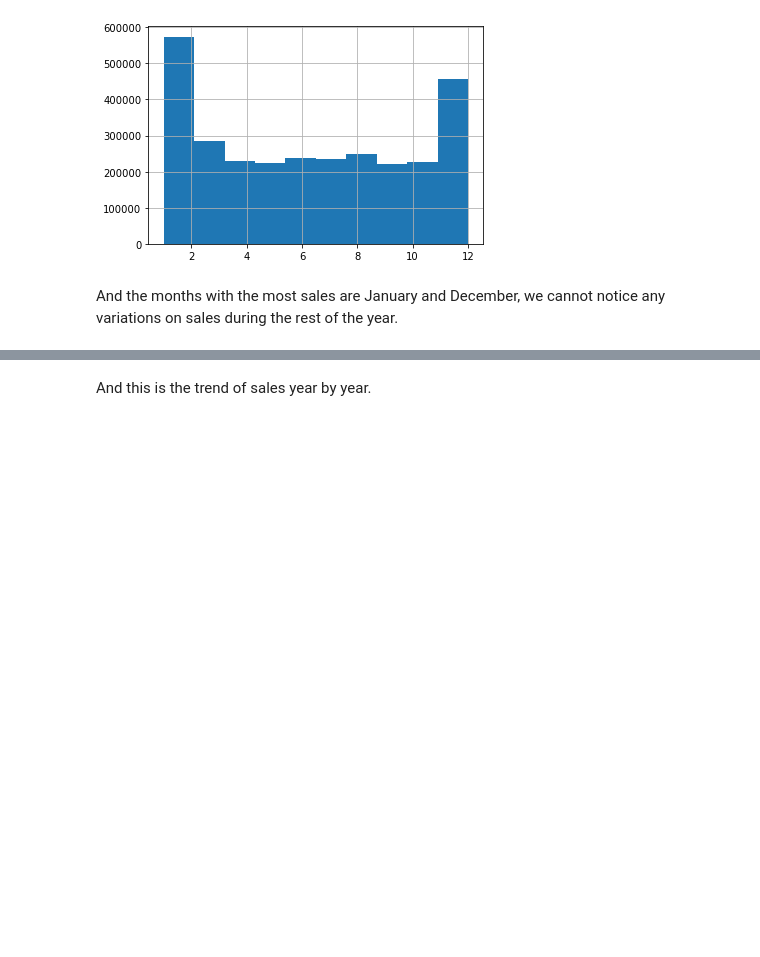
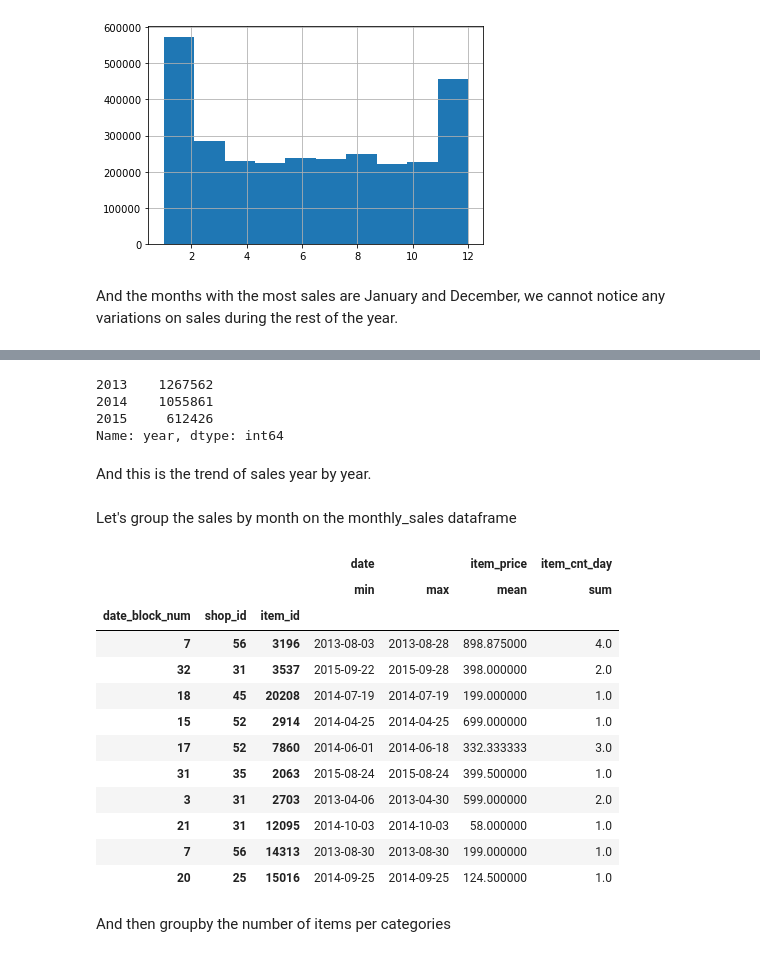
Before and after one commit to lorenzodemiri/Exercise_Strive, a Jupyter notebook: ai-f20-m4/04. Categorical Enc/EDA_sales_pred.ipynb, the cells around one changed output, grey strips where cells are left out. Cells and saved outputs as stored; diff of their text form; code cells hidden in the pictures; blank space fills up the shorter version.

```diff
--- a/ai-f20-m4/04. Categorical Enc/EDA_sales_pred.ipynb
+++ b/ai-f20-m4/04. Categorical Enc/EDA_sales_pred.ipynb
@@ -282,4 +296,30 @@ sales['year'] = sales['date'].apply(lambda x: x.year)
 # %%
-sales.year.hist()
+sales.year.value_counts()
+# %% [output]
+2013    1267562
+2014    1055861
+2015     612426
+Name: year, dtype: int64
 # %% [markdown]
 And this is the trend of sales year by year.
+# %% [markdown]
+Let's group the sales by month on the monthly_sales dataframe
+# %%
+monthly_sales = sales.groupby(["date_block_num","shop_id","item_id"])["date","item_price","item_cnt_day"].agg({"date":["min",'max'],"item_price":"mean","item_cnt_day":"sum"})
+monthly_sales.sample(10)
+# %% [output]
+|  |  |  | date |  | item_price | item_cnt_day |
+|  |  |  | min | max | mean | sum |
+| date_block_num | shop_id | item_id |  |  |  |  |
+| 7 | 56 | 3196 | 2013-08-03 | 2013-08-28 | 898.875000 | 4.0 |
+| 32 | 31 | 3537 | 2015-09-22 | 2015-09-28 | 398.000000 | 2.0 |
+| 18 | 45 | 20208 | 2014-07-19 | 2014-07-19 | 199.000000 | 1.0 |
+| 15 | 52 | 2914 | 2014-04-25 | 2014-04-25 | 699.000000 | 1.0 |
+| 17 | 52 | 7860 | 2014-06-01 | 2014-06-18 | 332.333333 | 3.0 |
+| 31 | 35 | 2063 | 2015-08-24 | 2015-08-24 | 399.500000 | 1.0 |
+| 3 | 31 | 2703 | 2013-04-06 | 2013-04-30 | 599.000000 | 2.0 |
+| 21 | 31 | 12095 | 2014-10-03 | 2014-10-03 | 58.000000 | 1.0 |
+| 7 | 56 | 14313 | 2013-08-30 | 2013-08-30 | 199.000000 | 1.0 |
+| 20 | 25 | 15016 | 2014-09-25 | 2014-09-25 | 124.500000 | 1.0 |
+# %% [markdown]
+And then groupby the number of items per categories
```
Also changed, not shown: parts of 16 cells of this notebook.
